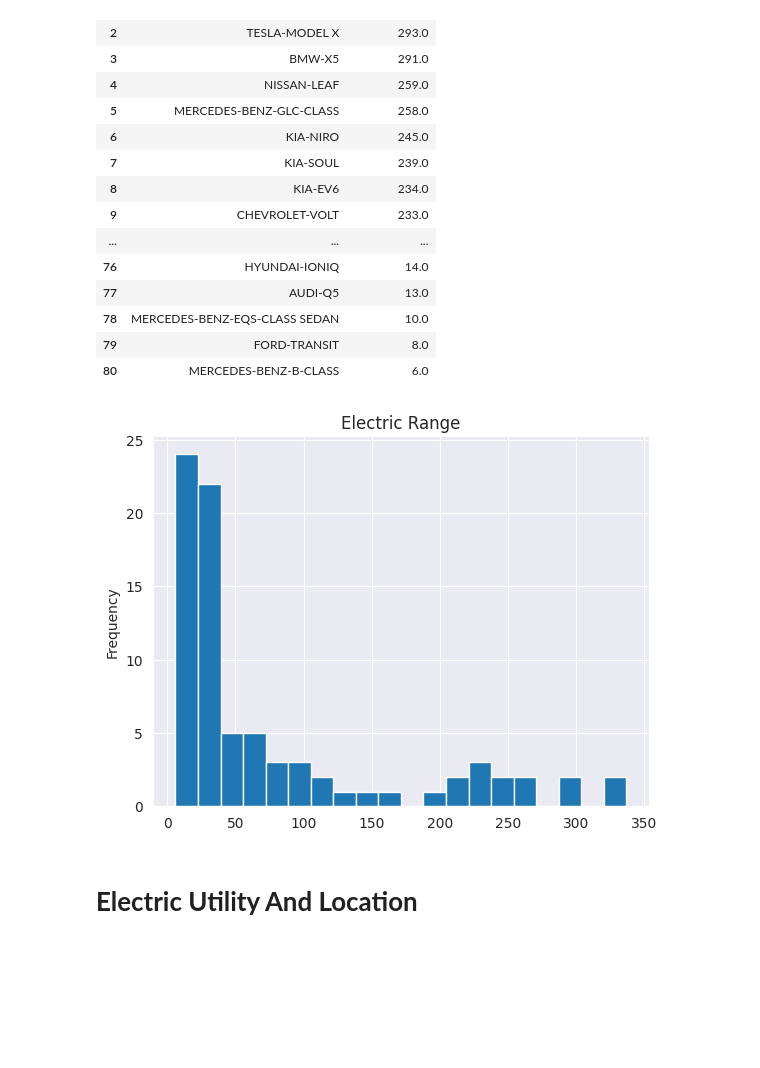
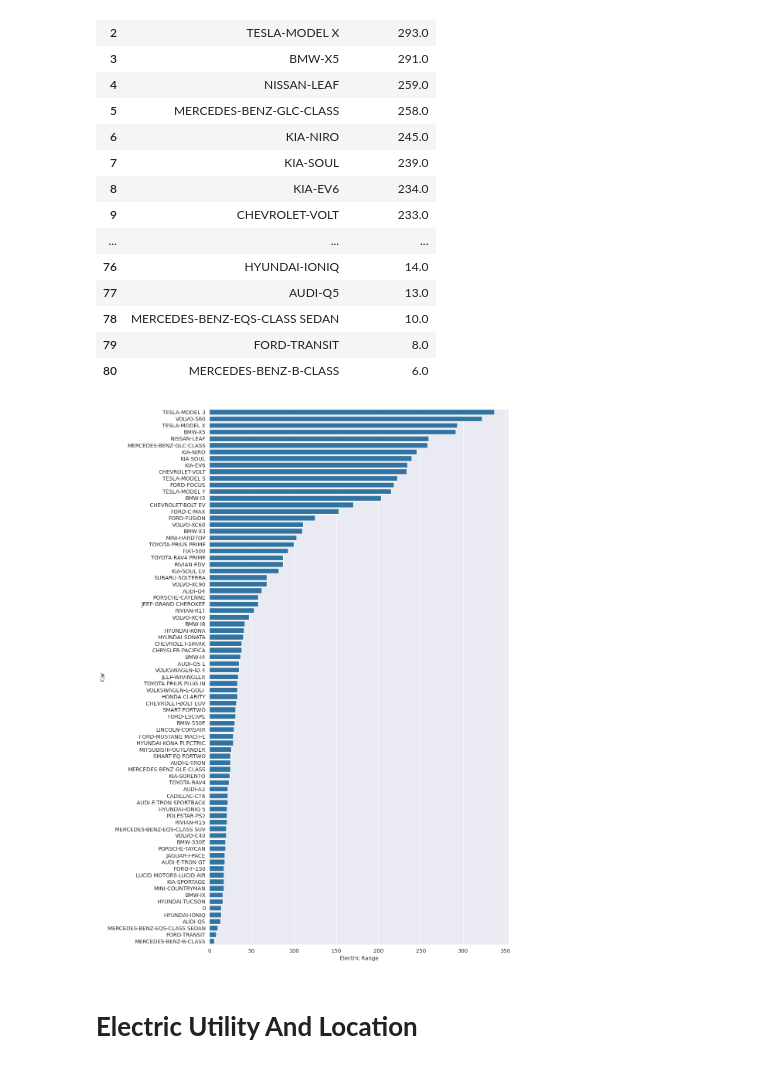
Before and after one commit to leoisqualified/data-analysis-and-ml, a Jupyter notebook: Electric_Vehicle.ipynb, the cells around one changed output. Saved outputs shown, nothing was run; the diff lists cells and outputs as text; code cells hidden in the pictures; blank space fills up the shorter version.

```diff
--- a/Electric_Vehicle.ipynb
+++ b/Electric_Vehicle.ipynb
@@ -115,14 +115,12 @@ car_vs_electricrange
 | 78 | MERCEDES-BENZ-EQS-CLASS SEDAN | 10.0 |
 | 79 | FORD-TRANSIT | 8.0 |
 | 80 | MERCEDES-BENZ-B-CLASS | 6.0 |
-# %%
-# @title Electric Range
-
-from matplotlib import pyplot as plt
-car_vs_electricrange['Electric Range'].plot(kind='hist', bins=20, title='Electric Range')
-plt.gca().spines[['top', 'right',]].set_visible(False)
-# %% [output]
-[figure, removed]
+# %%
+plt.figure(figsize=(10,18))
+sns.barplot(data=car_vs_electricrange, x='Electric Range',y='Car')
+plt.show()
+# %% [output]
+[figure, added]
 # %% [markdown]
 # **Electric Utility And Location**
 # %%
```
Also changed, not shown: parts of 5 cells of this notebook.
